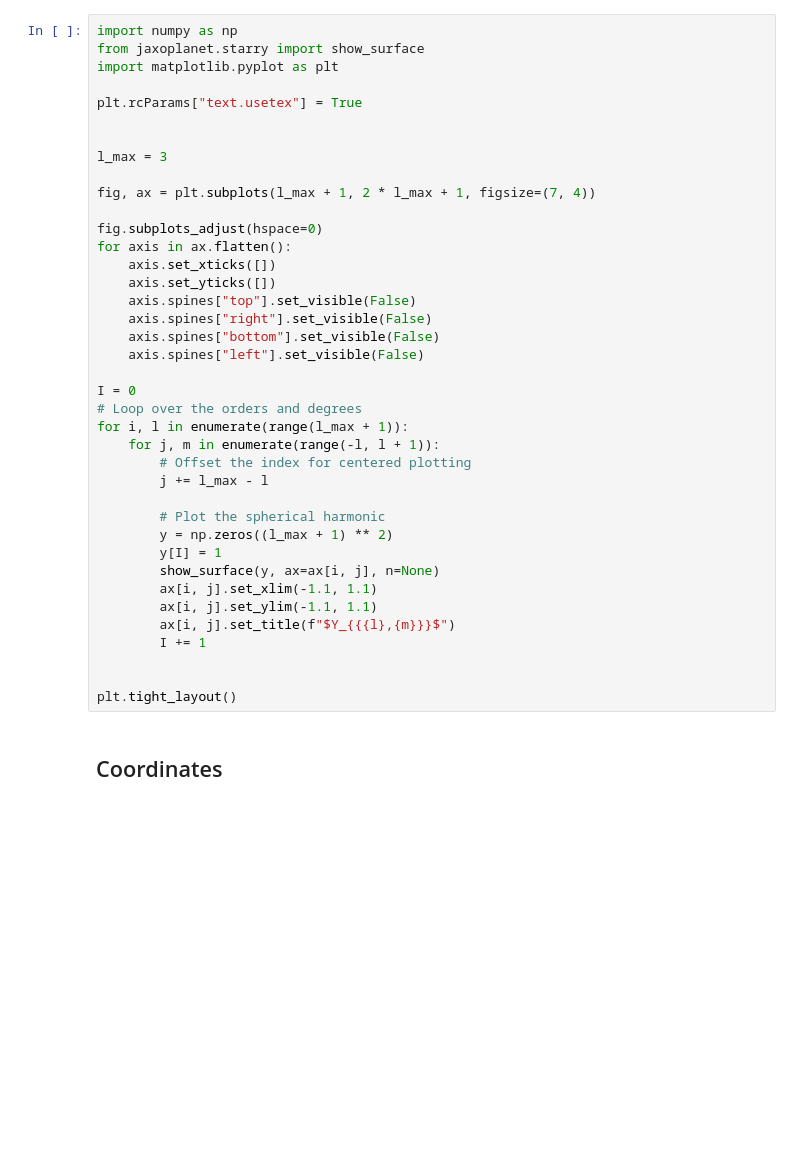
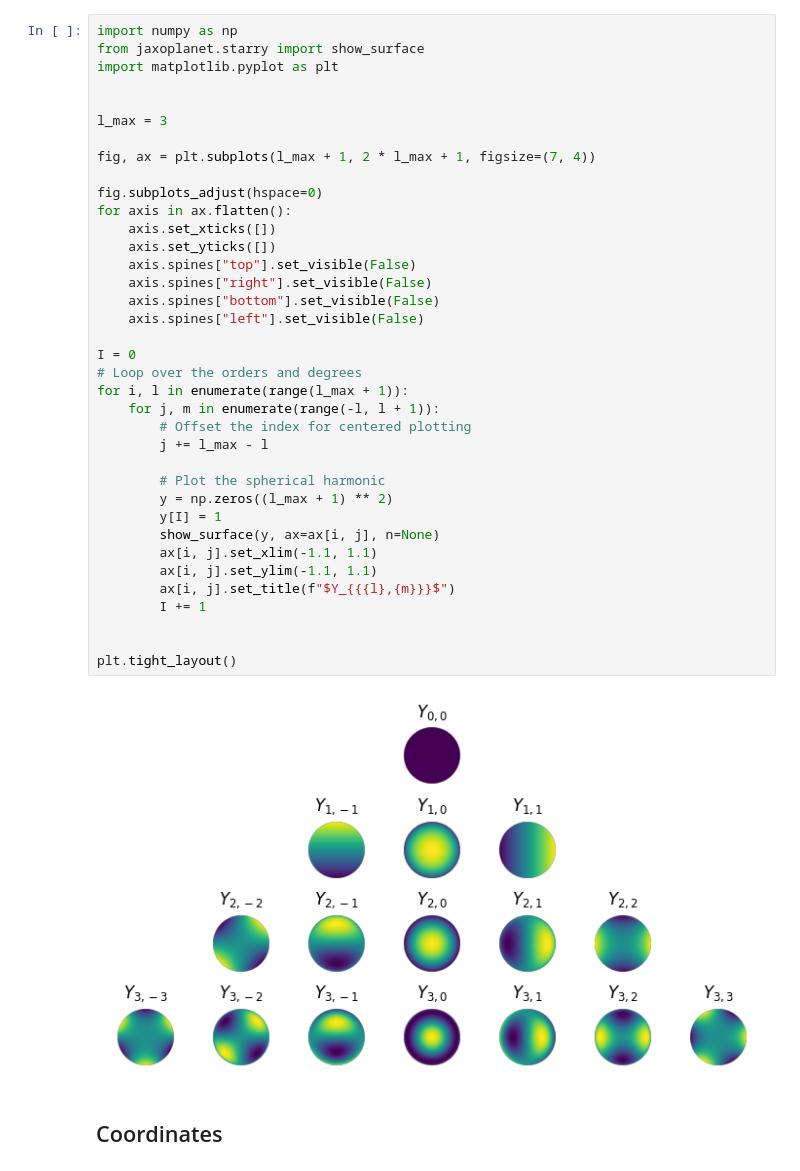
Before and after one commit to exoplanet-dev/jaxoplanet, a Jupyter notebook: docs/conventions.ipynb, the cells around one changed output. Drawn from its saved outputs; the diff is of its cells as text; blank space fills up the shorter version.

```diff
--- a/docs/conventions.ipynb
+++ b/docs/conventions.ipynb
@@ -6,41 +15,41 @@
 import numpy as np
 from jaxoplanet.starry import show_surface
 import matplotlib.pyplot as plt
-
-plt.rcParams["text.usetex"] = True
 
 
 l_max = 3
 
 fig, ax = plt.subplots(l_max + 1, 2 * l_max + 1, figsize=(7, 4))
 
 fig.subplots_adjust(hspace=0)
 for axis in ax.flatten():
     axis.set_xticks([])
     axis.set_yticks([])
     axis.spines["top"].set_visible(False)
     axis.spines["right"].set_visible(False)
     axis.spines["bottom"].set_visible(False)
     axis.spines["left"].set_visible(False)
 
 I = 0
 # Loop over the orders and degrees
 for i, l in enumerate(range(l_max + 1)):
     for j, m in enumerate(range(-l, l + 1)):
         # Offset the index for centered plotting
         j += l_max - l
 
         # Plot the spherical harmonic
         y = np.zeros((l_max + 1) ** 2)
         y[I] = 1
         show_surface(y, ax=ax[i, j], n=None)
         ax[i, j].set_xlim(-1.1, 1.1)
         ax[i, j].set_ylim(-1.1, 1.1)
         ax[i, j].set_title(f"$Y_{{{l},{m}}}$")
         I += 1
 
 
 plt.tight_layout()
+# %% [output]
+[figure, added]
 # %% [markdown]
 ## Coordinates
 # %%
```
Also changed, not shown: parts of 3 cells of this notebook.
